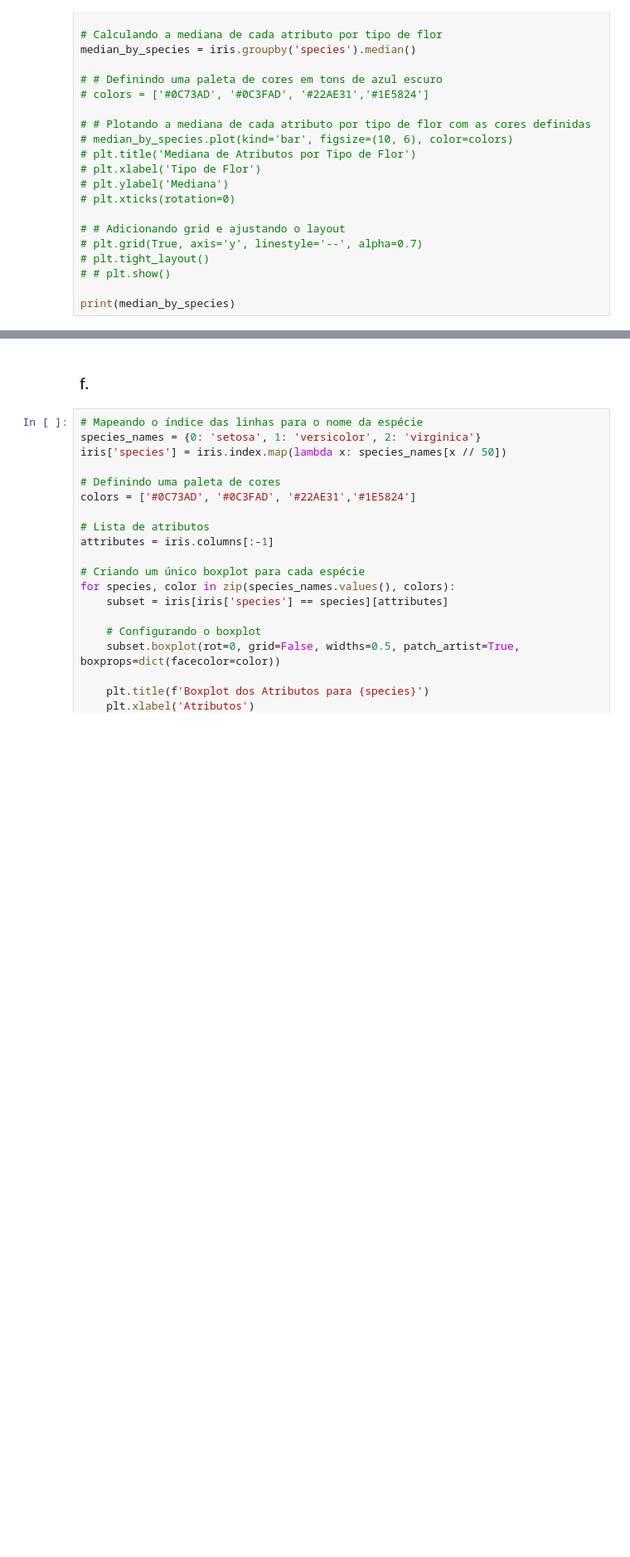
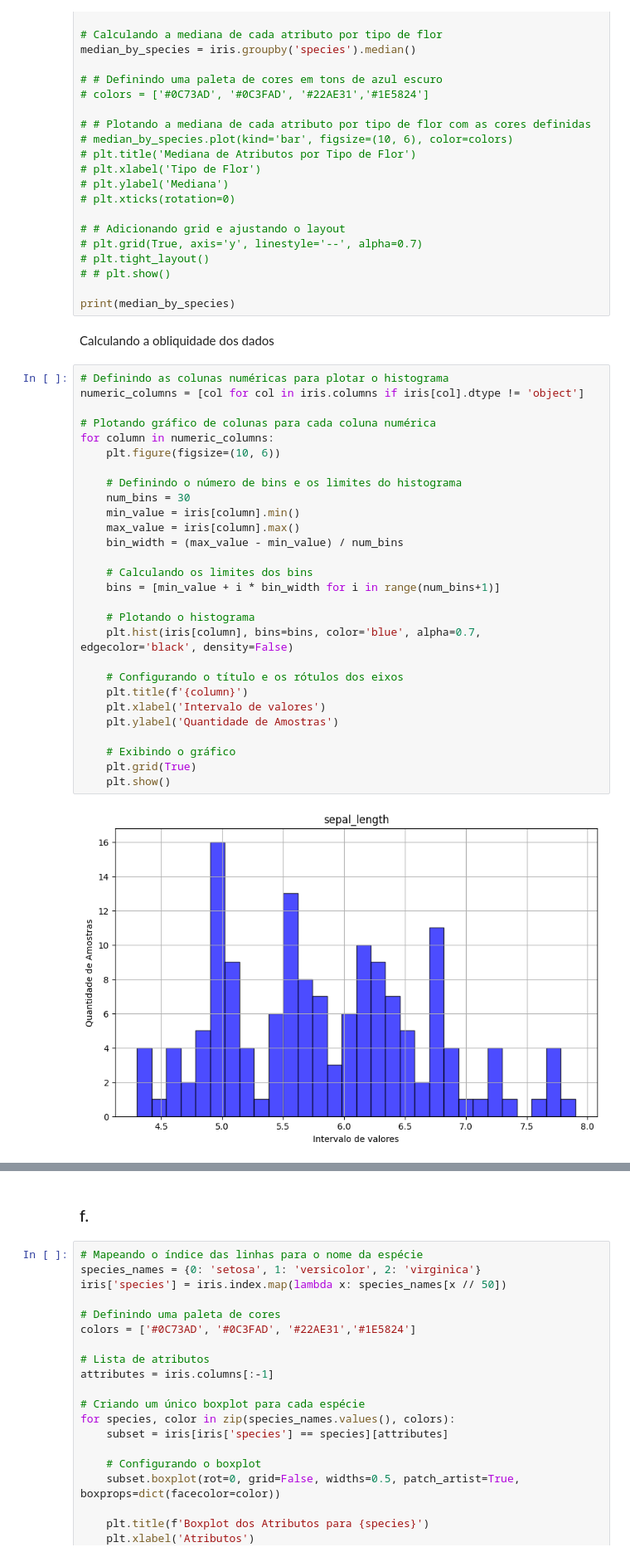
Before and after one commit to Guilherme-Prazeres/AVA1-ENGG67, a Jupyter notebook: IAM_AVA01_Guilherme_Prazeres_Joaquim.ipynb, the cells around one changed output, grey strips where cells are left out. Shown at 83% size. Saved outputs shown, nothing was run; the diff lists cells and outputs as text; blank space fills up the shorter version.

```diff
--- a/IAM_AVA01_Guilherme_Prazeres_Joaquim.ipynb
+++ b/IAM_AVA01_Guilherme_Prazeres_Joaquim.ipynb
@@ -123,3 +123,35 @@ median_by_species = iris.groupby('species').median()
 # # plt.show()
 
 print(median_by_species)
+# %% [markdown]
+Calculando a obliquidade dos dados
+# %%
+# Definindo as colunas numéricas para plotar o histograma
+numeric_columns = [col for col in iris.columns if iris[col].dtype != 'object']
+
+# Plotando gráfico de colunas para cada coluna numérica
+for column in numeric_columns:
+    plt.figure(figsize=(10, 6))
+
+    # Definindo o número de bins e os limites do histograma
+    num_bins = 30
+    min_value = iris[column].min()
+    max_value = iris[column].max()
+    bin_width = (max_value - min_value) / num_bins
+
+    # Calculando os limites dos bins
+    bins = [min_value + i * bin_width for i in range(num_bins+1)]
+
+    # Plotando o histograma
+    plt.hist(iris[column], bins=bins, color='blue', alpha=0.7, edgecolor='black', density=False)
+
+    # Configurando o título e os rótulos dos eixos
+    plt.title(f'{column}')
+    plt.xlabel('Intervalo de valores')
+    plt.ylabel('Quantidade de Amostras')
+
+    # Exibindo o gráfico
+    plt.grid(True)
+    plt.show()
+# %% [output]
+[figure, added]
```
Also changed, not shown: parts of 4 cells of this notebook.
